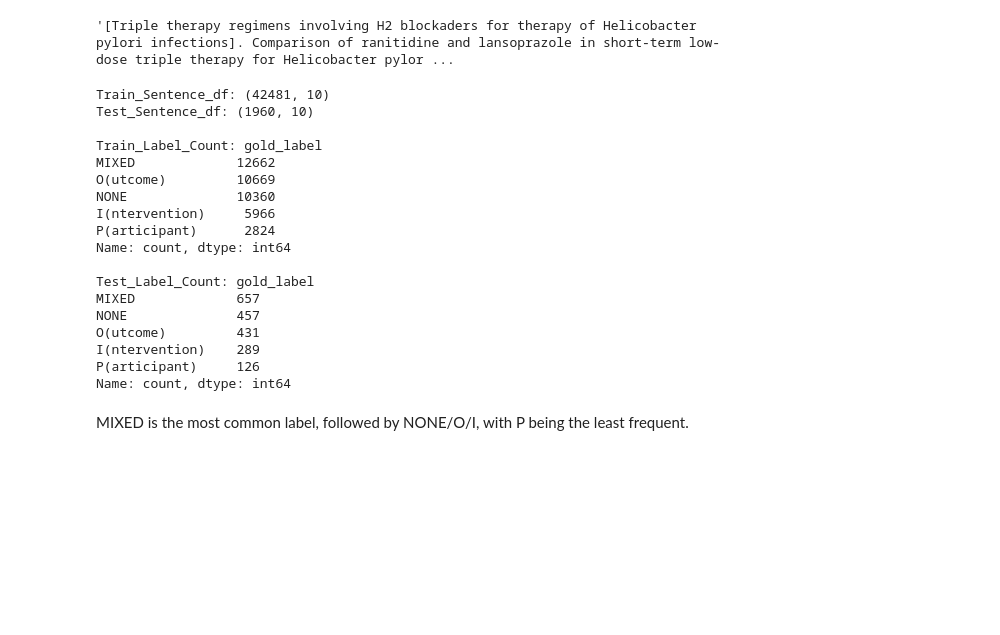
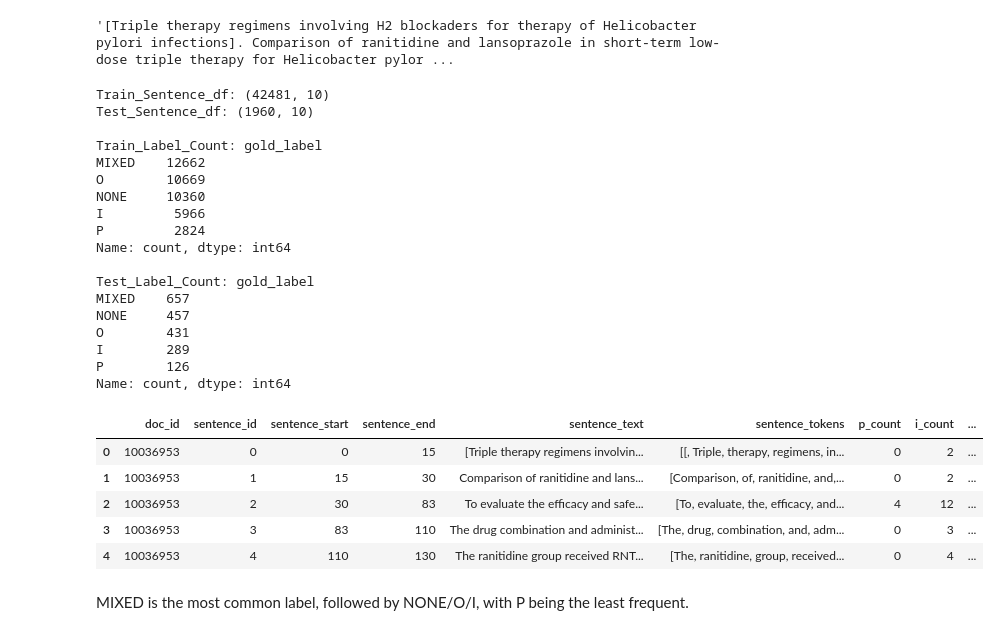
Before and after one commit to SBL-97/AITA-Group37-Task2, a Jupyter notebook: SB_task2_ebm-nlp.ipynb, the cells around one changed output. Saved outputs shown, nothing was run; the diff lists cells and outputs as text; code cells hidden in the pictures; blank space fills up the shorter version.

```diff
--- a/SB_task2_ebm-nlp.ipynb
+++ b/SB_task2_ebm-nlp.ipynb
@@ -884,11 +884,11 @@ def assign_sentence_label(p_count, i_count, o_count):
     elif active > 1:
         return "MIXED"
     elif p_count > 0:
-        return "P(articipant)"
+        return "P"
     elif i_count > 0:
-        return "I(ntervention)"
+        return "I"
     else:
-        return "O(utcome)"
+        return "O"
 # %%
 def load_sentence_records_df (common_doc_ids, p_record_by_id, i_record_by_id, o_record_by_id):
     df = []
@@ -956,20 +956,29 @@ Train_Sentence_df: (42481, 10)
 Test_Sentence_df: (1960, 10)
 
 Train_Label_Count: gold_label
-MIXED             12662
-O(utcome)         10669
-NONE              10360
-I(ntervention)     5966
-P(articipant)      2824
+MIXED    12662
+O        10669
+NONE     10360
+I         5966
+P         2824
 Name: count, dtype: int64
 
 Test_Label_Count: gold_label
-MIXED             657
-NONE              457
-O(utcome)         431
-I(ntervention)    289
-P(articipant)     126
+MIXED    657
+NONE     457
+O        431
+I        289
+P        126
 Name: count, dtype: int64
+# %%
+sentence_records_df.head()
+# %% [output]
+|  | doc_id | sentence_id | sentence_start | sentence_end | sentence_text | sentence_tokens | p_count | i_count | ... |
+| 0 | 10036953 | 0 | 0 | 15 | [Triple therapy regimens involvin... | [[, Triple, therapy, regimens, in... | 0 | 2 | ... |
+| 1 | 10036953 | 1 | 15 | 30 | Comparison of ranitidine and lans... | [Comparison, of, ranitidine, and,... | 0 | 2 | ... |
+| 2 | 10036953 | 2 | 30 | 83 | To evaluate the efficacy and safe... | [To, evaluate, the, efficacy, and... | 4 | 12 | ... |
+| 3 | 10036953 | 3 | 83 | 110 | The drug combination and administ... | [The, drug, combination, and, adm... | 0 | 3 | ... |
+| 4 | 10036953 | 4 | 110 | 130 | The ranitidine group received RNT... | [The, ranitidine, group, received... | 0 | 4 | ... |
 # %% [markdown]
 MIXED is the most common label, followed by NONE/O/I, with P being the least frequent.
 # %% [markdown]
```
Also changed, not shown: parts of 4 cells of this notebook.
